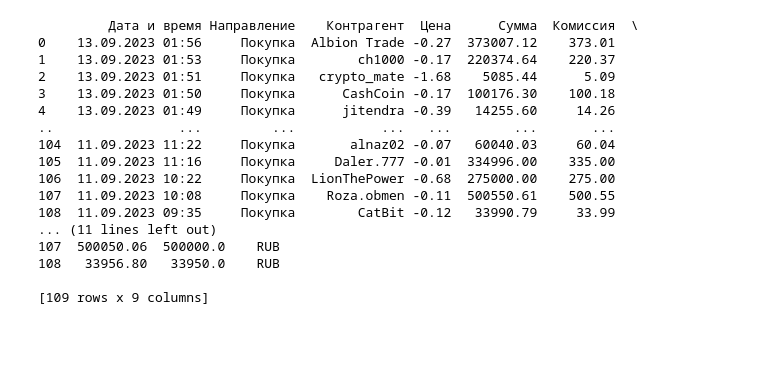
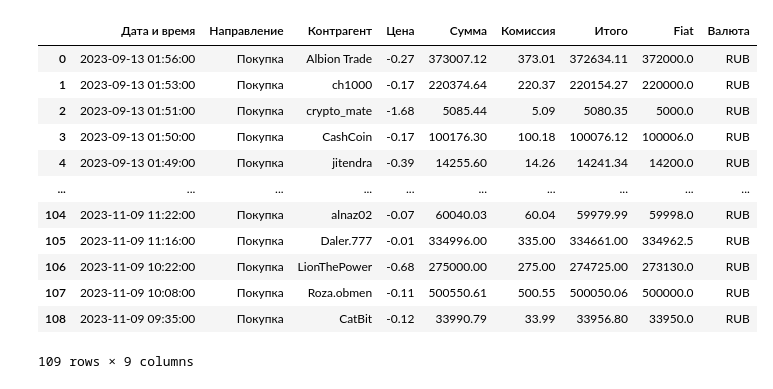
Before and after one commit to 0xN1ck/Accounting, a Jupyter notebook: jupyter-notebooks/garantex.ipynb, the cells around one changed output. Saved outputs shown, nothing was run; the diff lists cells and outputs as text; code cells hidden in the pictures; blank space fills up the shorter version.

```diff
--- a/jupyter-notebooks/garantex.ipynb
+++ b/jupyter-notebooks/garantex.ipynb
@@ -4,24 +6,19 @@ from IPython.display import display
 # %%
 gara_history_p2p = pd.read_excel('../docs/garantex/garantex история p2p сделок 1109-1309.xlsx')
-# %%
-print(gara_history_p2p)
-# %% [output]
-         Дата и время Направление    Контрагент  Цена      Сумма  Комиссия  \
-0    13.09.2023 01:56     Покупка  Albion Trade -0.27  373007.12    373.01
-1    13.09.2023 01:53     Покупка        ch1000 -0.17  220374.64    220.37
-2    13.09.2023 01:51     Покупка   crypto_mate -1.68    5085.44      5.09
-3    13.09.2023 01:50     Покупка      CashCoin -0.17  100176.30    100.18
-4    13.09.2023 01:49     Покупка      jitendra -0.39   14255.60     14.26
-..                ...         ...           ...   ...        ...       ...
-104  11.09.2023 11:22     Покупка       alnaz02 -0.07   60040.03     60.04
-105  11.09.2023 11:16     Покупка     Daler.777 -0.01  334996.00    335.00
-106  11.09.2023 10:22     Покупка  LionThePower -0.68  275000.00    275.00
-107  11.09.2023 10:08     Покупка    Roza.obmen -0.11  500550.61    500.55
-108  11.09.2023 09:35     Покупка        CatBit -0.12   33990.79     33.99
-... (11 lines left out)
-107  500050.06  500000.0    RUB
-108   33956.80   33950.0    RUB
-
-[109 rows x 9 columns]
 # %%
 gara_history_p2p['Дата и время'] = pd.to_datetime(gara_history_p2p['Дата и время'])
+display(gara_history_p2p)
+# %% [output]
+|  | Дата и время | Направление | Контрагент | Цена | Сумма | Комиссия | Итого | Fiat | Валюта |
+| 0 | 2023-09-13 01:56:00 | Покупка | Albion Trade | -0.27 | 373007.12 | 373.01 | 372634.11 | 372000.0 | RUB |
+| 1 | 2023-09-13 01:53:00 | Покупка | ch1000 | -0.17 | 220374.64 | 220.37 | 220154.27 | 220000.0 | RUB |
+| 2 | 2023-09-13 01:51:00 | Покупка | crypto_mate | -1.68 | 5085.44 | 5.09 | 5080.35 | 5000.0 | RUB |
+| 3 | 2023-09-13 01:50:00 | Покупка | CashCoin | -0.17 | 100176.30 | 100.18 | 100076.12 | 100006.0 | RUB |
+| 4 | 2023-09-13 01:49:00 | Покупка | jitendra | -0.39 | 14255.60 | 14.26 | 14241.34 | 14200.0 | RUB |
+| ... | ... | ... | ... | ... | ... | ... | ... | ... | ... |
+| 104 | 2023-11-09 11:22:00 | Покупка | alnaz02 | -0.07 | 60040.03 | 60.04 | 59979.99 | 59998.0 | RUB |
+| 105 | 2023-11-09 11:16:00 | Покупка | Daler.777 | -0.01 | 334996.00 | 335.00 | 334661.00 | 334962.5 | RUB |
+| 106 | 2023-11-09 10:22:00 | Покупка | LionThePower | -0.68 | 275000.00 | 275.00 | 274725.00 | 273130.0 | RUB |
+| 107 | 2023-11-09 10:08:00 | Покупка | Roza.obmen | -0.11 | 500550.61 | 500.55 | 500050.06 | 500000.0 | RUB |
+| 108 | 2023-11-09 09:35:00 | Покупка | CatBit | -0.12 | 33990.79 | 33.99 | 33956.80 | 33950.0 | RUB |
+109 rows × 9 columns
```
Also changed, not shown: parts of 18 cells of this notebook, 3 other files.
